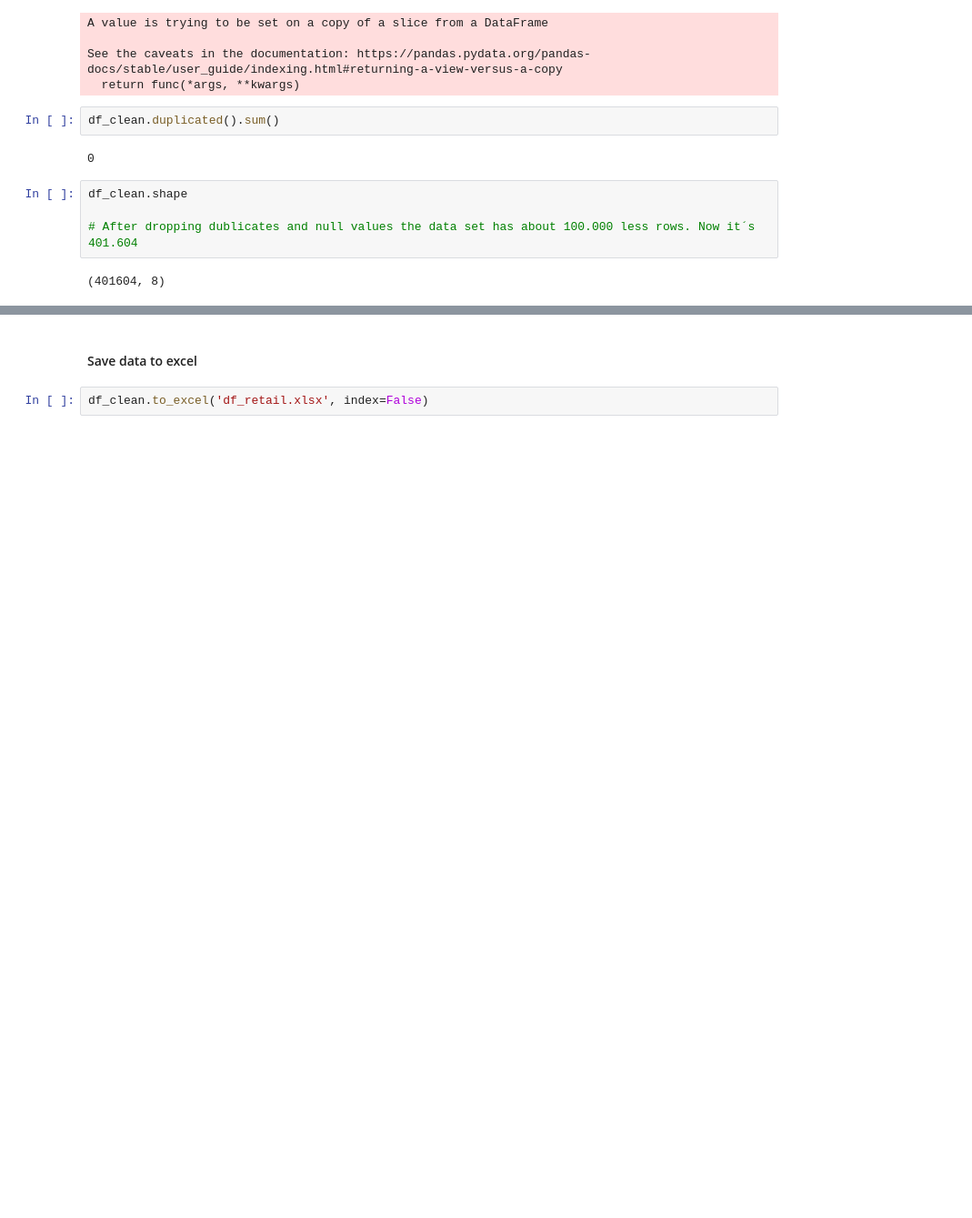
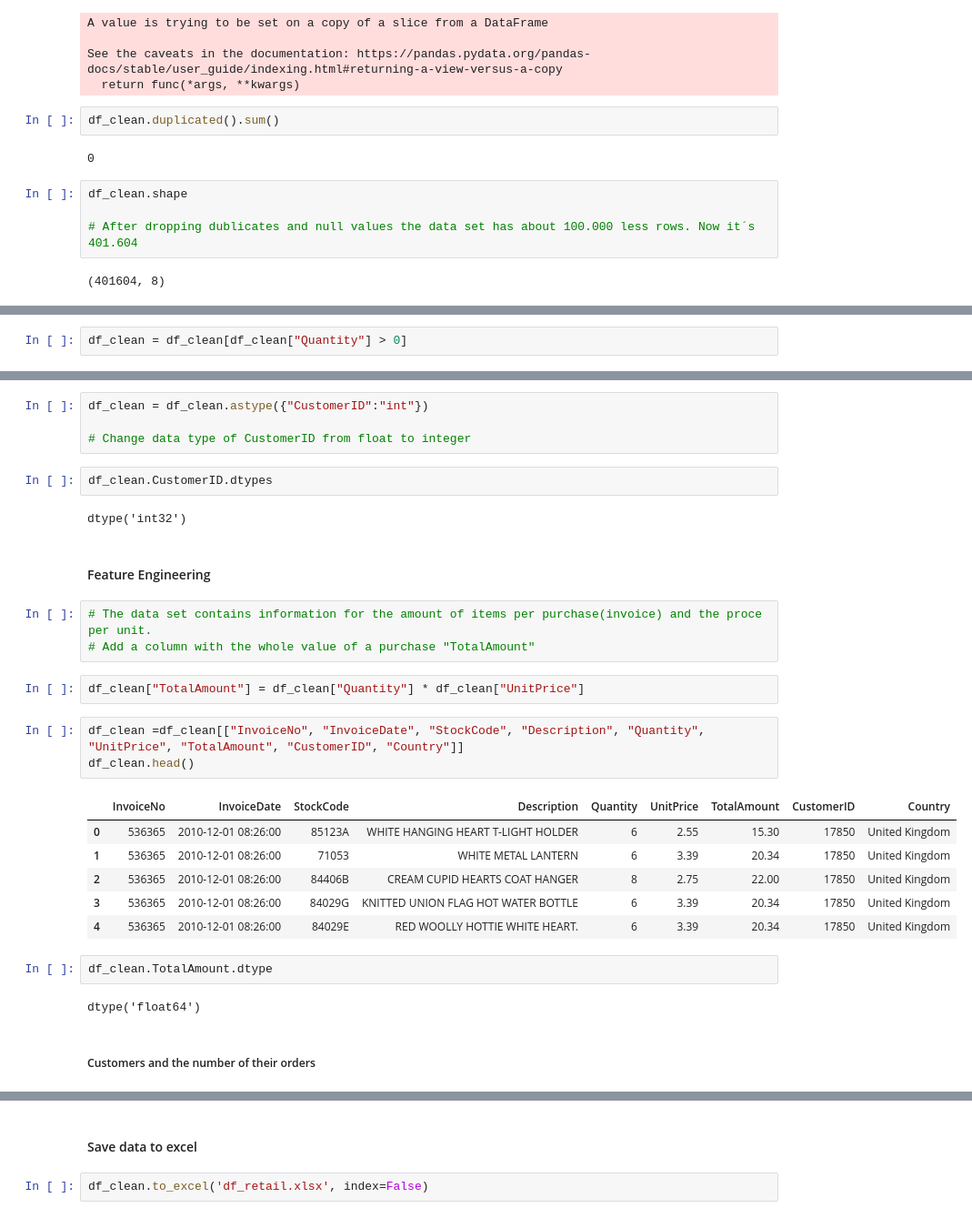
Before and after one commit to JuliaIron/Final_Project_Customer_Clustering, a Jupyter notebook: Notebook_Customer_Clustering.ipynb, the cells around one changed output, grey strips where cells are left out. Shown: that part at 91% size. Saved outputs shown, nothing was run; the diff lists cells and outputs as text; blank space fills up the shorter version.

```diff
--- a/Notebook_Customer_Clustering.ipynb
+++ b/Notebook_Customer_Clustering.ipynb
@@ -274,0 +274,2 @@ Drop Values
+# %%
+df_clean = df_clean[df_clean["Quantity"] > 0]
@@ -281,0 +297,31 @@ Drop Values
+# %%
+df_clean = df_clean.astype({"CustomerID":"int"})
+
+# Change data type of CustomerID from float to integer
+# %%
+df_clean.CustomerID.dtypes
+# %% [output]
+dtype('int32')
+# %% [markdown]
+#### Feature Engineering
+# %%
+# The data set contains information for the amount of items per purchase(invoice) and the proce per unit.
+# Add a column with the whole value of a purchase "TotalAmount"
+# %%
+df_clean["TotalAmount"] = df_clean["Quantity"] * df_clean["UnitPrice"]
+# %%
+df_clean =df_clean[["InvoiceNo", "InvoiceDate", "StockCode", "Description", "Quantity", "UnitPrice", "TotalAmount", "CustomerID", "Country"]]
+df_clean.head()
+# %% [output]
+|  | InvoiceNo | InvoiceDate | StockCode | Description | Quantity | UnitPrice | TotalAmount | CustomerID | Country |
+| 0 | 536365 | 2010-12-01 08:26:00 | 85123A | WHITE HANGING HEART T-LIGHT HOLDER | 6 | 2.55 | 15.30 | 17850 | United Kingdom |
+| 1 | 536365 | 2010-12-01 08:26:00 | 71053 | WHITE METAL LANTERN | 6 | 3.39 | 20.34 | 17850 | United Kingdom |
+| 2 | 536365 | 2010-12-01 08:26:00 | 84406B | CREAM CUPID HEARTS COAT HANGER | 8 | 2.75 | 22.00 | 17850 | United Kingdom |
+| 3 | 536365 | 2010-12-01 08:26:00 | 84029G | KNITTED UNION FLAG HOT WATER BOTTLE | 6 | 3.39 | 20.34 | 17850 | United Kingdom |
+| 4 | 536365 | 2010-12-01 08:26:00 | 84029E | RED WOOLLY HOTTIE WHITE HEART. | 6 | 3.39 | 20.34 | 17850 | United Kingdom |
+# %%
+df_clean.TotalAmount.dtype
+# %% [output]
+dtype('float64')
+# %% [markdown]
+##### Customers and the number of their orders
```
Also changed, not shown: parts of 25 cells of this notebook.
